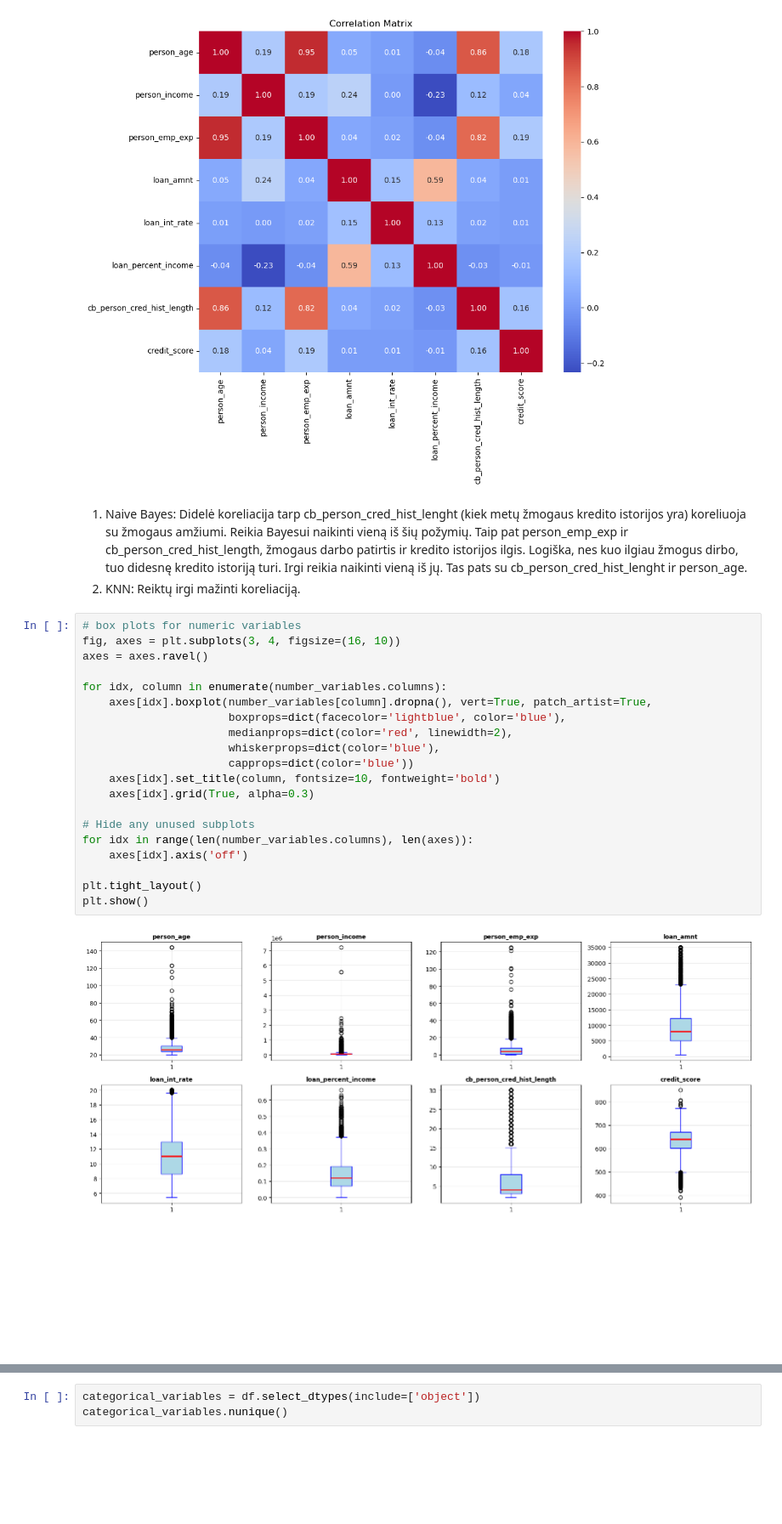
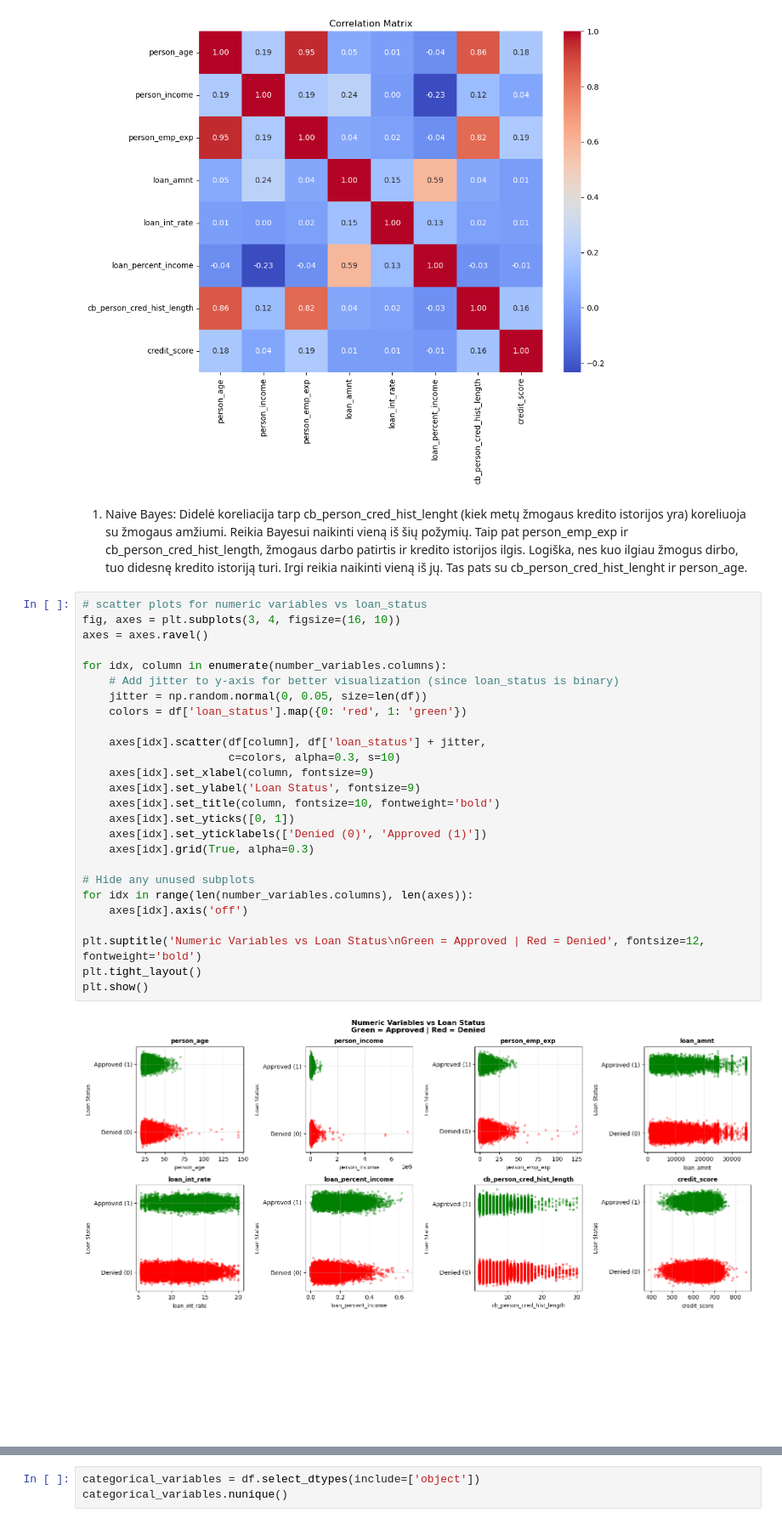
Before and after one commit to rytsle/ML_projektas, a Jupyter notebook: RF_XGBoost.ipynb, the cells around one changed output, grey strips where cells are left out. Shown at 85% size. Drawn from its saved outputs; the diff is of its cells as text; blank space fills up the shorter version.

```diff
--- a/RF_XGBoost.ipynb
+++ b/RF_XGBoost.ipynb
@@ -106,27 +103,32 @@ Text(0.5, 1.0, 'Correlation Matrix')
 [figure]
 # %% [markdown]
 1. Naive Bayes: Didelė koreliacija tarp cb_person_cred_hist_lenght (kiek metų žmogaus kredito istorijos yra) koreliuoja su žmogaus amžiumi. Reikia Bayesui naikinti vieną iš šių požymių. Taip pat person_emp_exp ir cb_person_cred_hist_length, žmogaus darbo patirtis ir kredito istorijos ilgis. Logiška, nes kuo ilgiau žmogus dirbo, tuo didesnę kredito istoriją turi. Irgi reikia naikinti vieną iš jų. Tas pats su cb_person_cred_hist_lenght ir person_age.
-2. KNN: Reiktų irgi mažinti koreliaciją.
 # %%
-# box plots for numeric variables
+# scatter plots for numeric variables vs loan_status
 fig, axes = plt.subplots(3, 4, figsize=(16, 10))
 axes = axes.ravel()
 
 for idx, column in enumerate(number_variables.columns):
-    axes[idx].boxplot(number_variables[column].dropna(), vert=True, patch_artist=True,
-                      boxprops=dict(facecolor='lightblue', color='blue'),
-                      medianprops=dict(color='red', linewidth=2),
-                      whiskerprops=dict(color='blue'),
-                      capprops=dict(color='blue'))
+    # Add jitter to y-axis for better visualization (since loan_status is binary)
+    jitter = np.random.normal(0, 0.05, size=len(df))
+    colors = df['loan_status'].map({0: 'red', 1: 'green'})
+
+    axes[idx].scatter(df[column], df['loan_status'] + jitter,
+                      c=colors, alpha=0.3, s=10)
+    axes[idx].set_xlabel(column, fontsize=9)
+    axes[idx].set_ylabel('Loan Status', fontsize=9)
     axes[idx].set_title(column, fontsize=10, fontweight='bold')
+    axes[idx].set_yticks([0, 1])
+    axes[idx].set_yticklabels(['Denied (0)', 'Approved (1)'])
     axes[idx].grid(True, alpha=0.3)
 
 # Hide any unused subplots
 for idx in range(len(number_variables.columns), len(axes)):
     axes[idx].axis('off')
 
+plt.suptitle('Numeric Variables vs Loan Status\nGreen = Approved | Red = Denied', fontsize=12, fontweight='bold')
 plt.tight_layout()
 plt.show()
 # %% [output]
-[figure, old version]
+[figure, new version]
 # %% [markdown]
```
Also changed, not shown: parts of 11 cells of this notebook, 4 other files.
